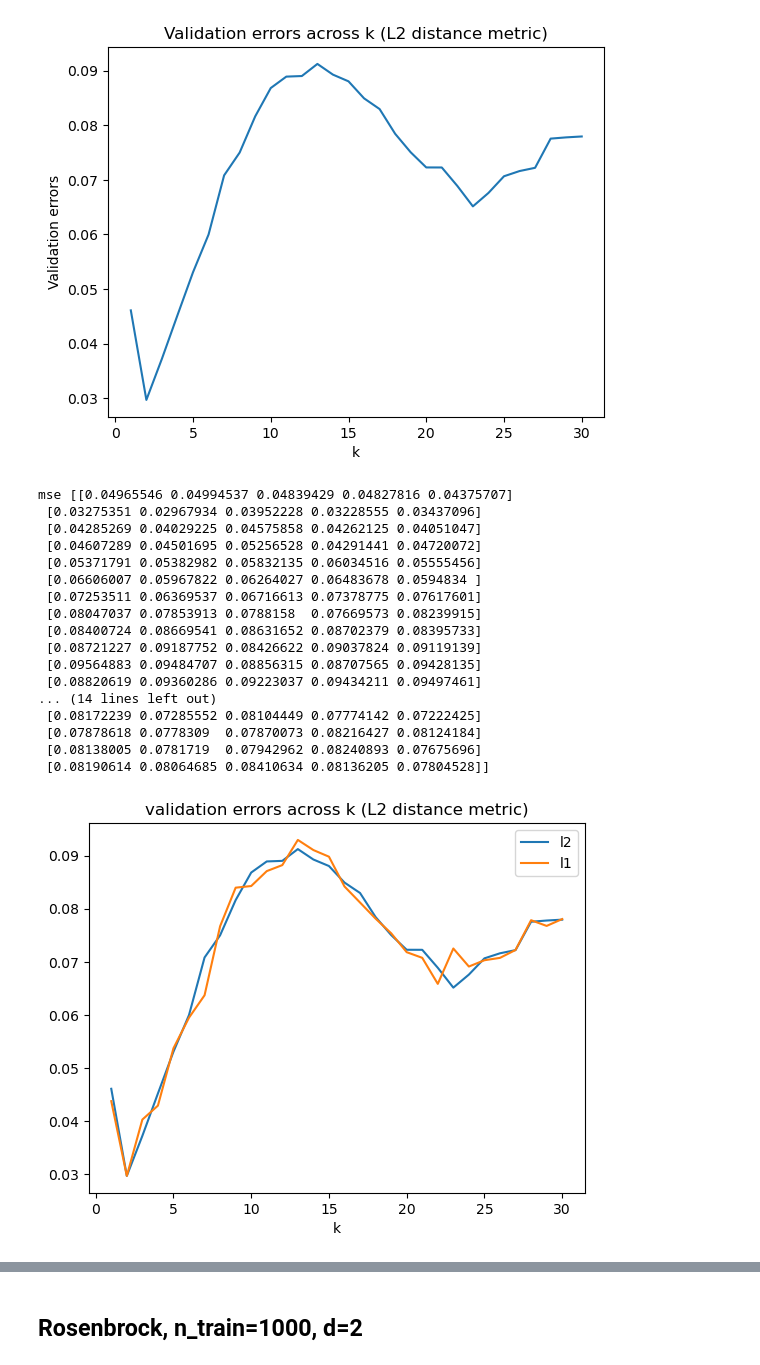
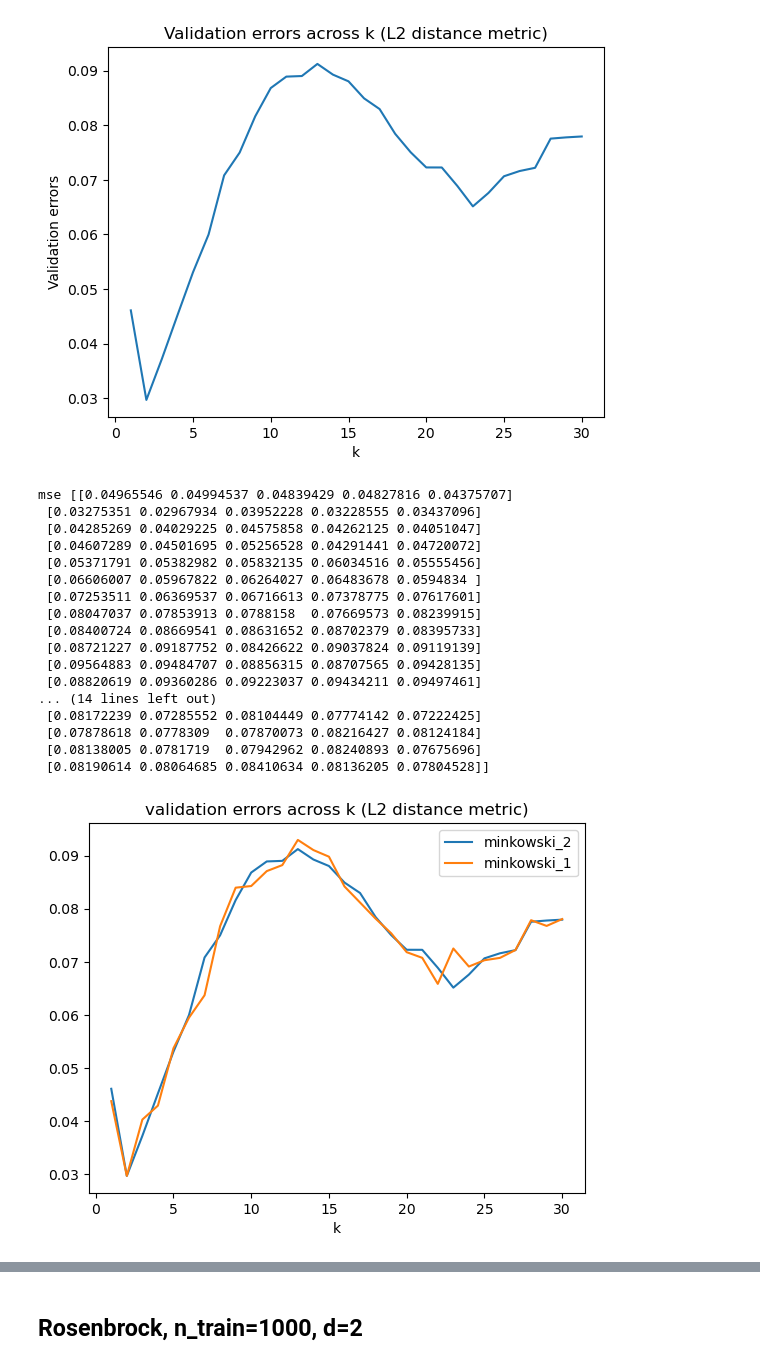
Before and after one commit to CathyF9600/Introduction-to-Learning-from-Data-A1, a Jupyter notebook: A1_1.ipynb, the cells around one changed output, grey strips where cells are left out. Drawn from its saved outputs; the diff is of its cells as text; code cells hidden in the pictures.

```diff
--- a/A1_1.ipynb
+++ b/A1_1.ipynb
@@ -154,31 +155,31 @@ mse [[0.04608724 0.0462502  0.04998823 0.04692291 0.04954062]
 # %%
 _, best1, fold_1 = knn_cross_validation(x, y, "mauna_loa", v = 5, metrics = "minkowski_1")
 # best = [ err * 30 ]
 # Show validation errors for both metrics
 plt.figure()
 plt.title('validation errors across k (L2 distance metric)')
 plt.xlabel('k')
-plt.plot(k_vals, best2, label = "l2")
-plt.plot(k_vals, best1, label = "l1")
+plt.plot(k_vals, best2, label = "minkowski_2")
+plt.plot(k_vals, best1, label = "minkowski_1")
 plt.legend()
 plt.show()
 # %% [output]
 mse [[0.04965546 0.04994537 0.04839429 0.04827816 0.04375707]
  [0.03275351 0.02967934 0.03952228 0.03228555 0.03437096]
  [0.04285269 0.04029225 0.04575858 0.04262125 0.04051047]
  [0.04607289 0.04501695 0.05256528 0.04291441 0.04720072]
  [0.05371791 0.05382982 0.05832135 0.06034516 0.05555456]
  [0.06606007 0.05967822 0.06264027 0.06483678 0.0594834 ]
  [0.07253511 0.06369537 0.06716613 0.07378775 0.07617601]
  [0.08047037 0.07853913 0.0788158  0.07669573 0.08239915]
  [0.08400724 0.08669541 0.08631652 0.08702379 0.08395733]
  [0.08721227 0.09187752 0.08426622 0.09037824 0.09119139]
  [0.09564883 0.09484707 0.08856315 0.08707565 0.09428135]
  [0.08820619 0.09360286 0.09223037 0.09434211 0.09497461]
 ... (14 lines left out)
  [0.08172239 0.07285552 0.08104449 0.07774142 0.07222425]
  [0.07878618 0.0778309  0.07870073 0.08216427 0.08124184]
  [0.08138005 0.0781719  0.07942962 0.08240893 0.07675696]
  [0.08190614 0.08064685 0.08410634 0.08136205 0.07804528]]
-[figure, old version]
+[figure, new version]
 # %%
```
Also changed, not shown: parts of 8 cells of this notebook.
